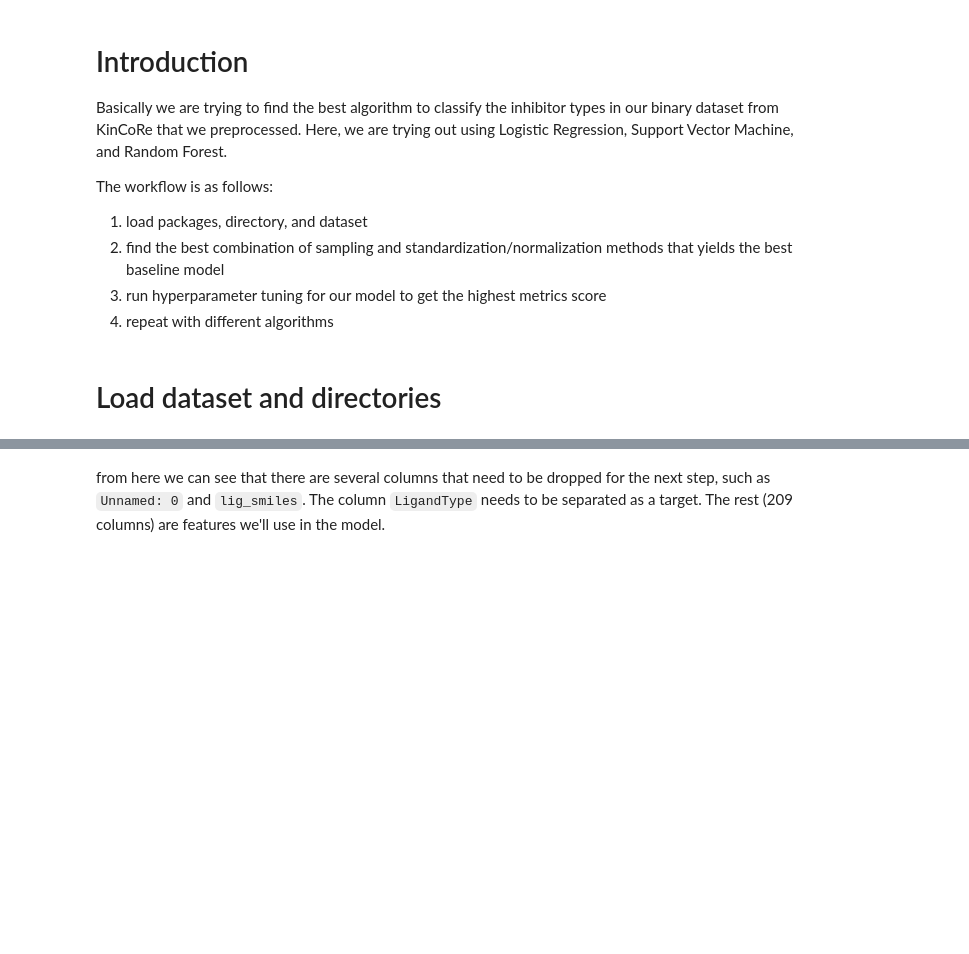
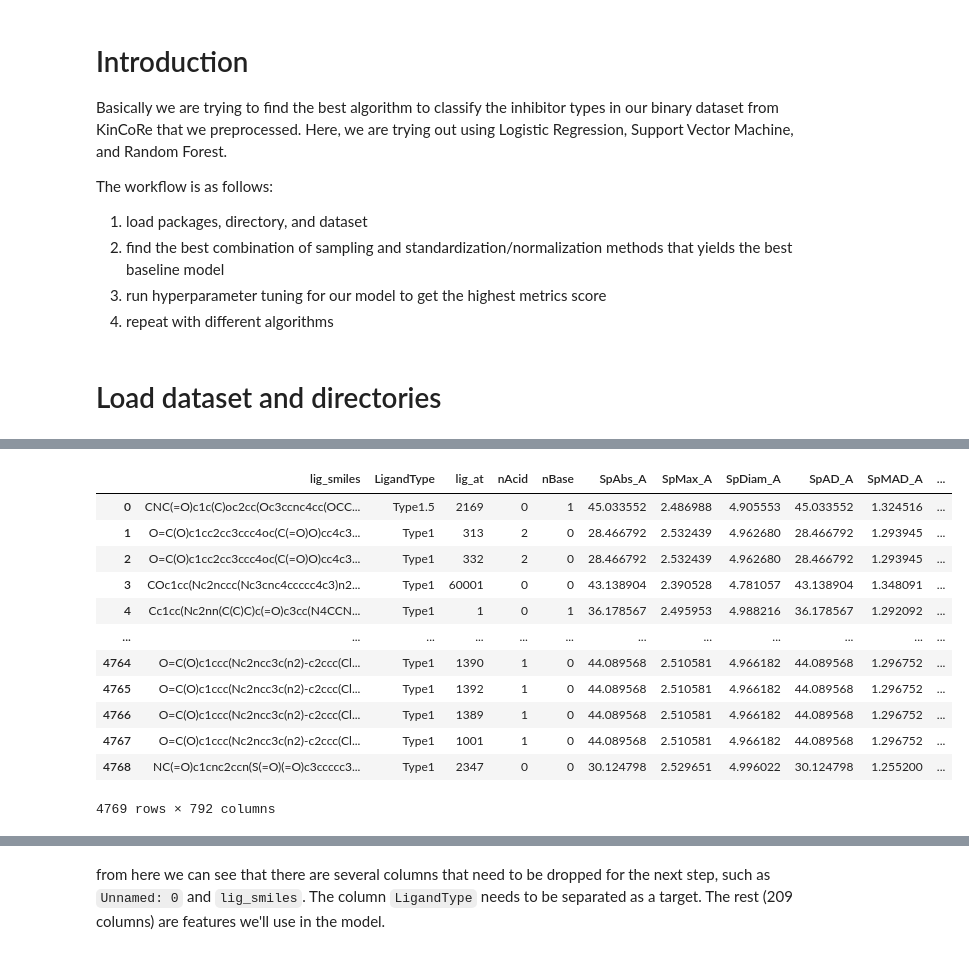
Before and after one commit to nadawahyu/kinase-classification, a Jupyter notebook: modeling-FB.ipynb, the cells around one changed output, grey strips where cells are left out. Saved outputs shown, nothing was run; the diff lists cells and outputs as text; code cells hidden in the pictures; blank space fills up the shorter version.

```diff
--- a/modeling-FB.ipynb
+++ b/modeling-FB.ipynb
@@ -63 +46,19 @@ data_fa
+# %%
+data_fb = pd.read_csv('data_binding_fp-03.csv').drop(columns=['Unnamed: 0'])
+data_fb = data_fb.replace({'Type1.5_Back':'Type1.5', 'Type1.5_Front':'Type1.5'})
+data_fb
+# %% [output]
+|  | lig_smiles | LigandType | lig_at | nAcid | nBase | SpAbs_A | SpMax_A | SpDiam_A | SpAD_A | SpMAD_A | ... |
+| 0 | CNC(=O)c1c(C)oc2cc(Oc3ccnc4cc(OCC... | Type1.5 | 2169 | 0 | 1 | 45.033552 | 2.486988 | 4.905553 | 45.033552 | 1.324516 | ... |
+| 1 | O=C(O)c1cc2cc3ccc4oc(C(=O)O)cc4c3... | Type1 | 313 | 2 | 0 | 28.466792 | 2.532439 | 4.962680 | 28.466792 | 1.293945 | ... |
+| 2 | O=C(O)c1cc2cc3ccc4oc(C(=O)O)cc4c3... | Type1 | 332 | 2 | 0 | 28.466792 | 2.532439 | 4.962680 | 28.466792 | 1.293945 | ... |
+| 3 | COc1cc(Nc2nccc(Nc3cnc4ccccc4c3)n2... | Type1 | 60001 | 0 | 0 | 43.138904 | 2.390528 | 4.781057 | 43.138904 | 1.348091 | ... |
+| 4 | Cc1cc(Nc2nn(C(C)C)c(=O)c3cc(N4CCN... | Type1 | 1 | 0 | 1 | 36.178567 | 2.495953 | 4.988216 | 36.178567 | 1.292092 | ... |
+| ... | ... | ... | ... | ... | ... | ... | ... | ... | ... | ... | ... |
+| 4764 | O=C(O)c1ccc(Nc2ncc3c(n2)-c2ccc(Cl... | Type1 | 1390 | 1 | 0 | 44.089568 | 2.510581 | 4.966182 | 44.089568 | 1.296752 | ... |
+| 4765 | O=C(O)c1ccc(Nc2ncc3c(n2)-c2ccc(Cl... | Type1 | 1392 | 1 | 0 | 44.089568 | 2.510581 | 4.966182 | 44.089568 | 1.296752 | ... |
+| 4766 | O=C(O)c1ccc(Nc2ncc3c(n2)-c2ccc(Cl... | Type1 | 1389 | 1 | 0 | 44.089568 | 2.510581 | 4.966182 | 44.089568 | 1.296752 | ... |
+| 4767 | O=C(O)c1ccc(Nc2ncc3c(n2)-c2ccc(Cl... | Type1 | 1001 | 1 | 0 | 44.089568 | 2.510581 | 4.966182 | 44.089568 | 1.296752 | ... |
+| 4768 | NC(=O)c1cnc2ccn(S(=O)(=O)c3ccccc3... | Type1 | 2347 | 0 | 0 | 30.124798 | 2.529651 | 4.996022 | 30.124798 | 1.255200 | ... |
+4769 rows × 792 columns
 # %%
```
Also changed, not shown: parts of 15 cells of this notebook, 10 other files.
